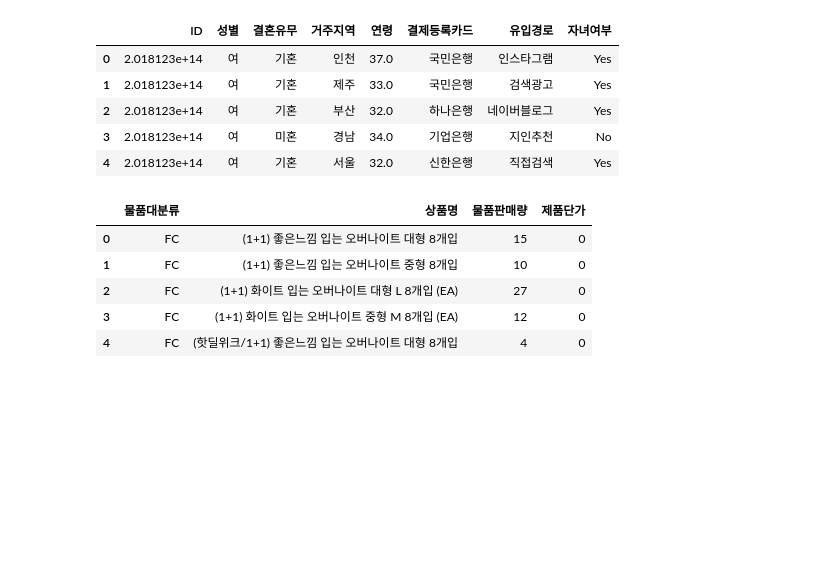
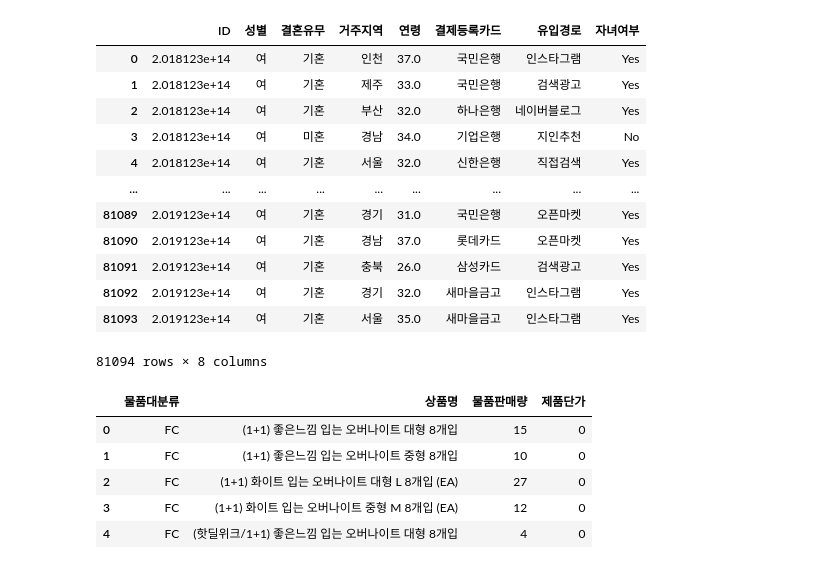
Before and after one commit to ManuSong/DataProject-5, a Jupyter notebook: 유아용품CRM.ipynb, the cells around one changed output. Saved outputs shown, nothing was run; the diff lists cells and outputs as text; code cells hidden in the pictures; blank space fills up the shorter version.

Commit message:
base data 편집(1차본)

```diff
--- a/유아용품CRM.ipynb
+++ b/유아용품CRM.ipynb
@@ -20,12 +20,20 @@ sales_data = pd.read_csv('Sales_data02.csv')
 # %%
-member_data.head()
+member_data = member_data.dropna(axis = 0)
+member_data
 # %% [output]
 |  | ID | 성별 | 결혼유무 | 거주지역 | 연령 | 결제등록카드 | 유입경로 | 자녀여부 |
 | 0 | 2.018123e+14 | 여 | 기혼 | 인천 | 37.0 | 국민은행 | 인스타그램 | Yes |
 | 1 | 2.018123e+14 | 여 | 기혼 | 제주 | 33.0 | 국민은행 | 검색광고 | Yes |
 | 2 | 2.018123e+14 | 여 | 기혼 | 부산 | 32.0 | 하나은행 | 네이버블로그 | Yes |
 | 3 | 2.018123e+14 | 여 | 미혼 | 경남 | 34.0 | 기업은행 | 지인추천 | No |
 | 4 | 2.018123e+14 | 여 | 기혼 | 서울 | 32.0 | 신한은행 | 직접검색 | Yes |
+| ... | ... | ... | ... | ... | ... | ... | ... | ... |
+| 81089 | 2.019123e+14 | 여 | 기혼 | 경기 | 31.0 | 국민은행 | 오픈마켓 | Yes |
+| 81090 | 2.019123e+14 | 여 | 기혼 | 경남 | 37.0 | 롯데카드 | 오픈마켓 | Yes |
+| 81091 | 2.019123e+14 | 여 | 기혼 | 충북 | 26.0 | 삼성카드 | 검색광고 | Yes |
+| 81092 | 2.019123e+14 | 여 | 기혼 | 경기 | 32.0 | 새마을금고 | 인스타그램 | Yes |
+| 81093 | 2.019123e+14 | 여 | 기혼 | 서울 | 35.0 | 새마을금고 | 인스타그램 | Yes |
+81094 rows × 8 columns
 # %%
 product_data.head()
 # %% [output]
```
Also changed, not shown: parts of 41 cells of this notebook, 1 other file.
